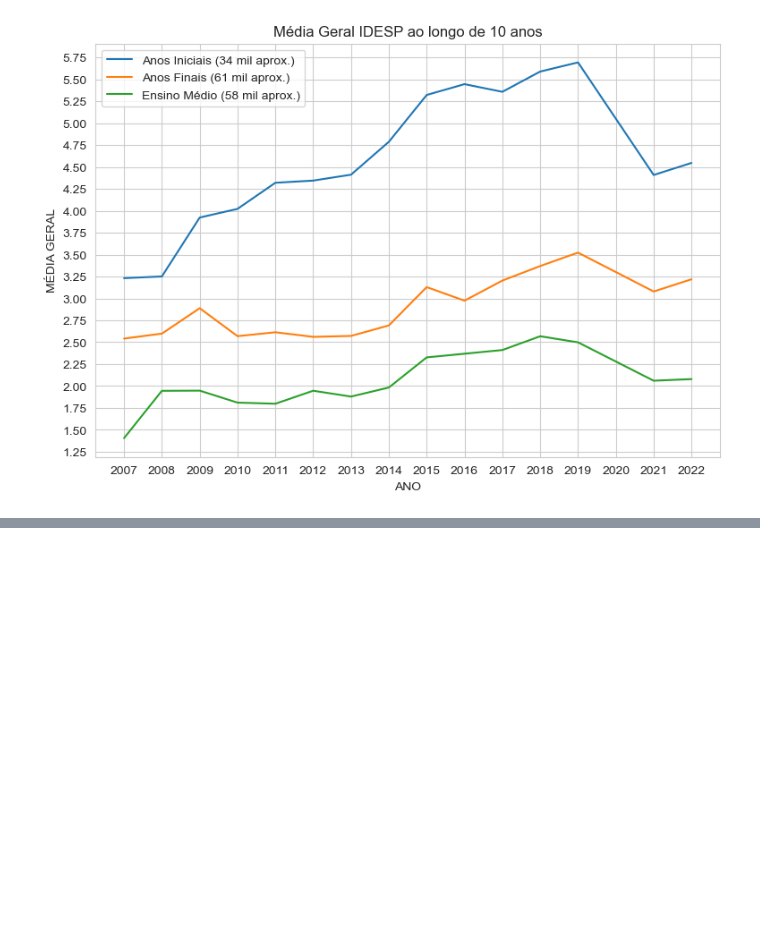
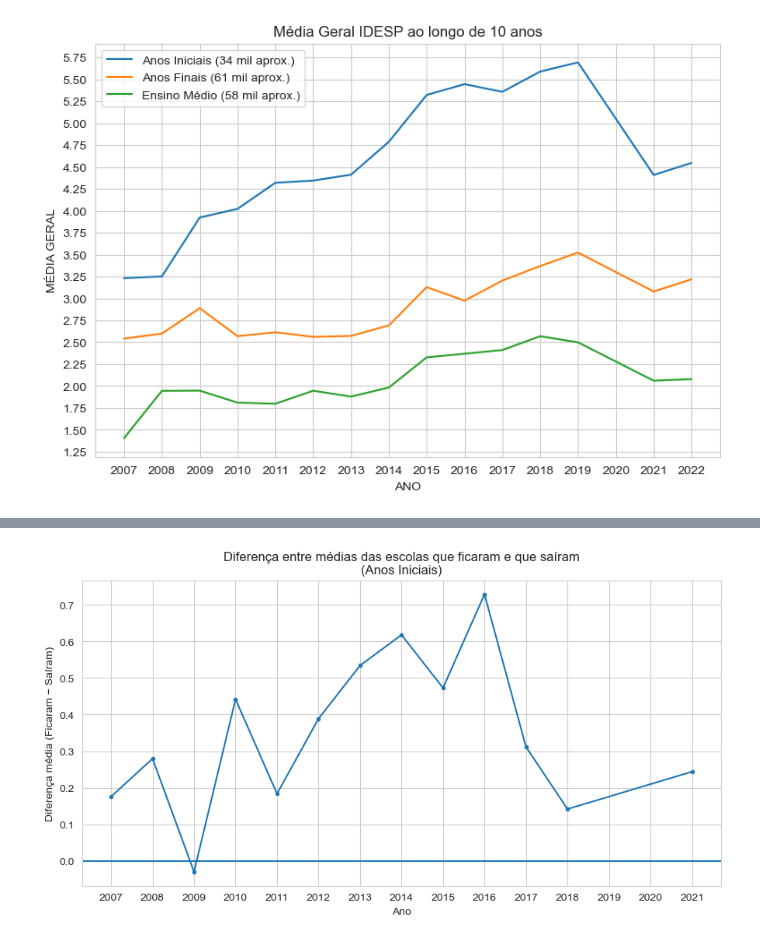
Before and after one commit to jardielsousar-cloud/Desempenho_escolas_segunda_parte, a Jupyter notebook: analise.ipynb, the cells around one changed output, grey strips where cells are left out. Drawn from its saved outputs; the diff is of its cells as text; code cells hidden in the pictures; blank space fills up the shorter version.

```diff
--- a/analise.ipynb
+++ b/analise.ipynb
@@ -156,0 +268,20 @@ mpl.show()
+# %%
+mpl.figure(figsize=(9, 5))
+
+mpl.plot(
+    comparacao.index,
+    comparacao['diferenca'],
+    marker='.'
+)
+
+mpl.axhline()
+
+mpl.title('Diferença entre médias das escolas que ficaram e que saíram\n(Anos Iniciais)')
+mpl.xlabel('Ano')
+mpl.xticks(range(2007,2022))
+mpl.ylabel('Diferença média (Ficaram − Saíram)')
+
+mpl.tight_layout()
+mpl.show()
+# %% [output]
+[figure, added]
```
Also changed, not shown: parts of 38 cells of this notebook.
